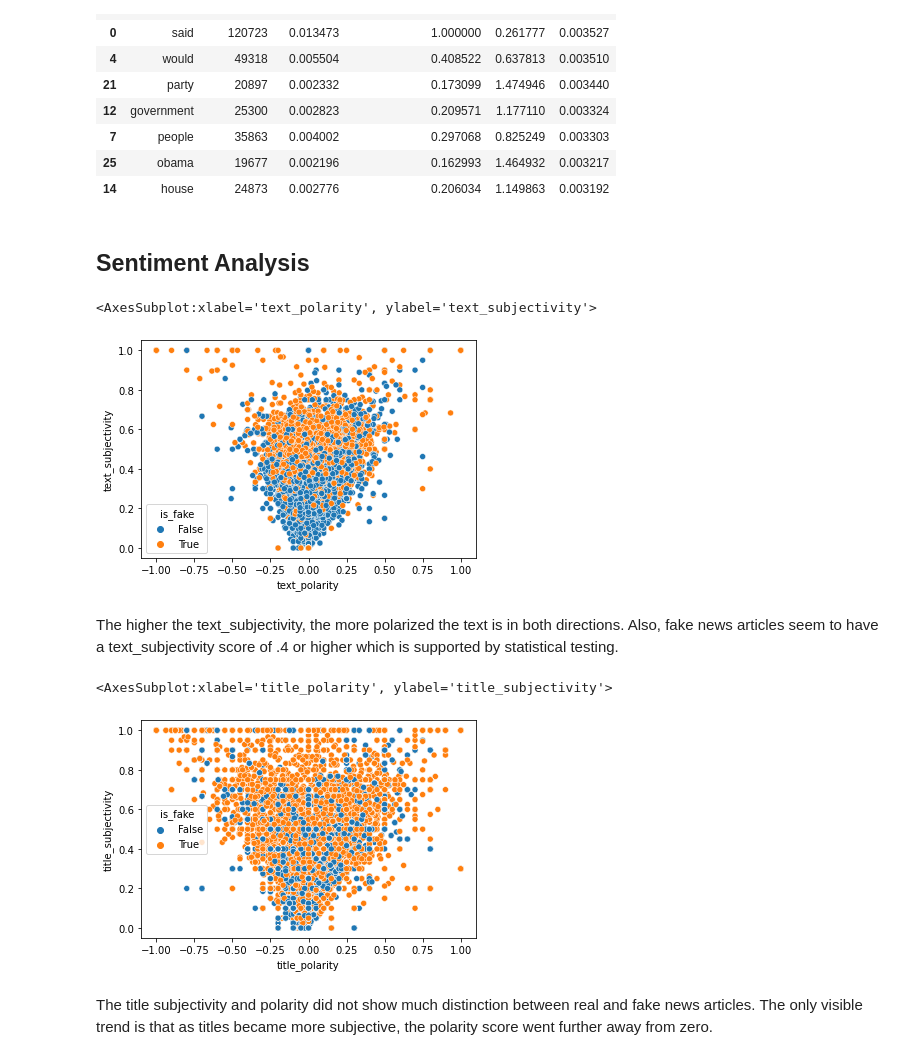
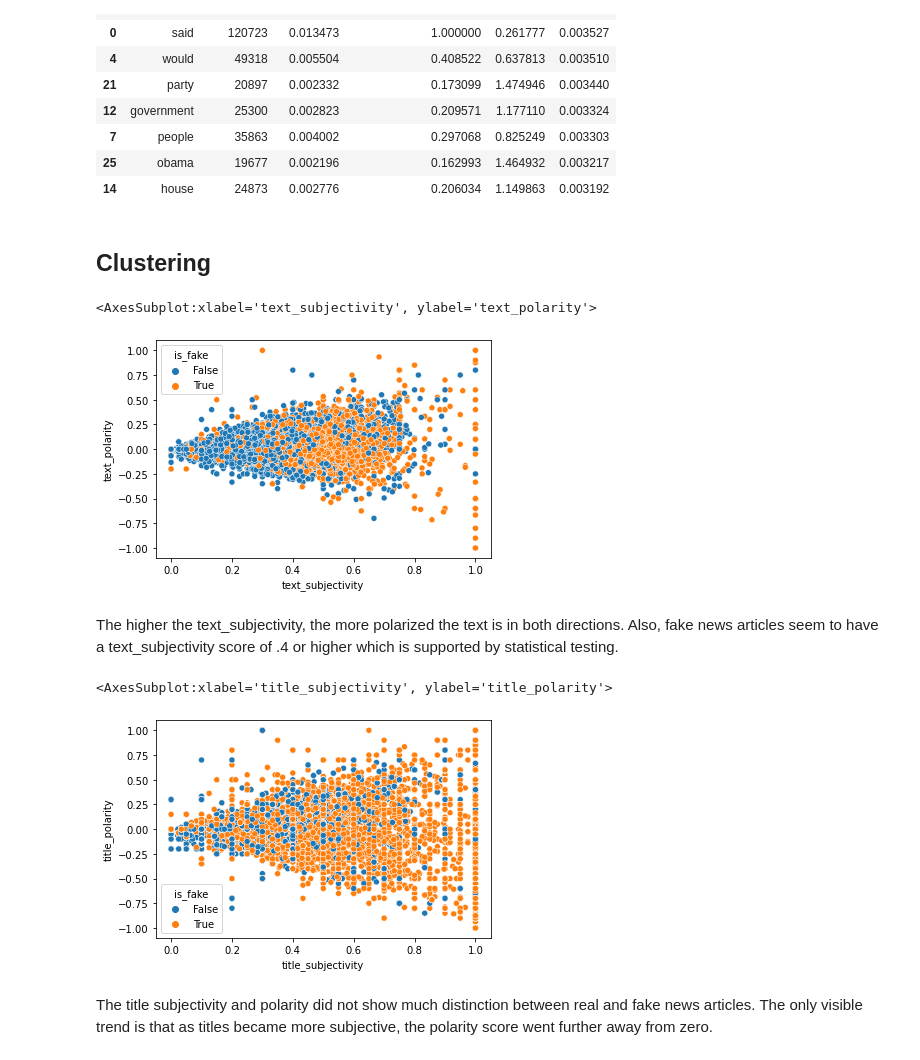
Before and after one commit to Fake-News-Capstone/fake_news_capstone, a Jupyter notebook: fake_news_capstone.ipynb, the cells around one changed output. Saved outputs shown, nothing was run; the diff lists cells and outputs as text; code cells hidden in the pictures.

```diff
--- a/fake_news_capstone.ipynb
+++ b/fake_news_capstone.ipynb
@@ -679,6 +680,6 @@ word_freq_df.sort_values(by='tf_idf', ascending=False).head(10)
 | 7 | people | 35863 | 0.004002 | 0.297068 | 0.825249 | 0.003303 |
 | 25 | obama | 19677 | 0.002196 | 0.162993 | 1.464932 | 0.003217 |
 | 14 | house | 24873 | 0.002776 | 0.206034 | 1.149863 | 0.003192 |
-# %% [markdown]
-## Sentiment Analysis
+# %% [markdown]
+## Clustering
 # %%
@@ -687,15 +688,15 @@ train, validate = train_test_split(train_validate, stratify=train_validate.is_fa
 # %%
-sns.scatterplot(x=train.text_polarity, y=train.text_subjectivity, hue='is_fake', data=train)
+sns.scatterplot(y=train.text_polarity, x=train.text_subjectivity, hue='is_fake', data=train)
 # %% [output]
-<AxesSubplot:xlabel='text_polarity', ylabel='text_subjectivity'>
+<AxesSubplot:xlabel='text_subjectivity', ylabel='text_polarity'>
-[figure, old version]
+[figure, new version]
 # %% [markdown]
 The higher the text_subjectivity, the more polarized the text is in both directions. Also, fake news articles seem to have a text_subjectivity score of .4 or higher which is supported by statistical testing.
 # %%
-sns.scatterplot(x=train.title_polarity, y=train.title_subjectivity, hue='is_fake', data=train)
+sns.scatterplot(x=train.title_subjectivity, y=train.title_polarity, hue='is_fake', data=train)
 # %% [output]
-<AxesSubplot:xlabel='title_polarity', ylabel='title_subjectivity'>
+<AxesSubplot:xlabel='title_subjectivity', ylabel='title_polarity'>
-[figure, old version]
+[figure, new version]
 # %% [markdown]
 The title subjectivity and polarity did not show much distinction between real and fake news articles. The only visible trend is that as titles became more subjective, the polarity score went further away from zero.
 # %%
```
Also changed, not shown: parts of 63 cells of this notebook, 1 other file.
